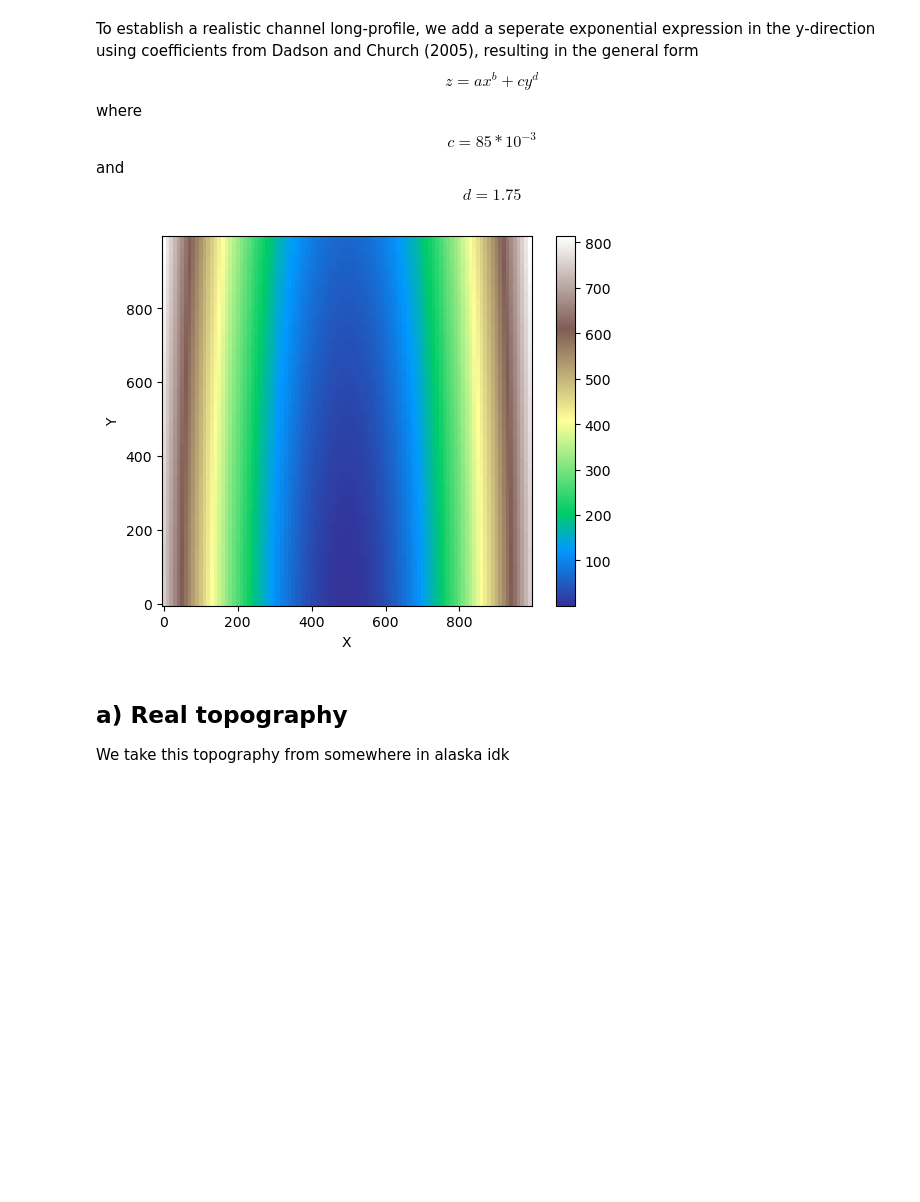
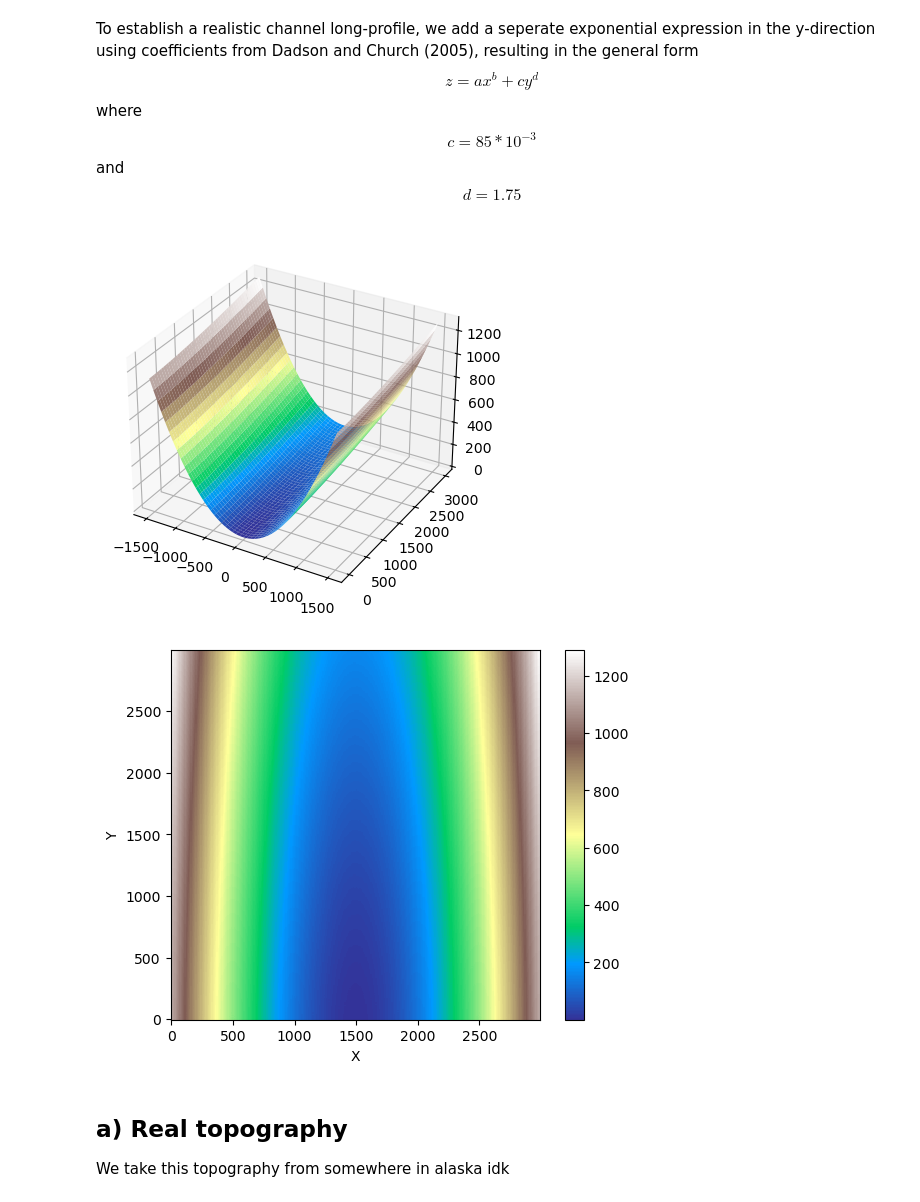
Before and after one commit to csdms-espin/2026-paraglacial, a Jupyter notebook: MAIN.ipynb, the cells around one changed output. Cells and saved outputs as stored; diff of their text form; code cells hidden in the pictures; blank space fills up the shorter version.

```diff
--- a/MAIN.ipynb
+++ b/MAIN.ipynb
@@ -24,31 +30,36 @@ $$z=ax^b+cy^d$$
 where $$c=85*10^{-3}$$ and $$d=1.75$$
 # %%
 # set up a grid
-grid_length = 1000.0 # meters
-grid_width = 1000.0 # meters
+grid_length = 3000.0 # meters
+grid_width = 3000.0 # meters
 grid_res = 10.0 # meters
 
 xvals = np.linspace(-grid_width/2,grid_width/2,int(grid_width/grid_res))
 yvals = np.linspace(0,grid_length,int(grid_length/grid_res))
 xv, yv = np.meshgrid(xvals,yvals)
 
 # parameters for parabolic glacial valley
-a=0.003 # set so that valley ridge height is realistic
+a=0.0005 # set so that valley ridge height is realistic
 b=2
 c=1e-3
-d=1.6
+d=1.5
 zv = a*(xv**b) + c*(yv**d)
 
 # add a small amount of noise to reduce artifacting
-noise = np.random.rand(zv.shape[0],zv.shape[1])
+noise = 0.5*np.random.rand(zv.shape[0],zv.shape[1])
 sim_glac = zv + noise
 
-# initialize a RasterGridObject
+fig, ax = plt.subplots(subplot_kw={"projection": "3d"})
+surf = ax.plot_surface(xv,yv,sim_glac,cmap='terrain')
+
+# # initialize a RasterGridObject
+fig, ax = plt.subplots()
 theo_grid = RasterModelGrid(sim_glac.shape, 10.0)
-theo_grid.at_node['topographic__elevation'] = sim_glac
-theo_grid.imshow('topographic__elevation',cmap='terrain')
+theo_grid.at_node["bedrock__elevation"] = sim_glac
+theo_grid.imshow("bedrock__elevation",cmap='terrain')
 # %% [output]
-[figure, old version]
+[figure, new version]
+[figure, added]
 # %% [markdown]
 ## a) Real topography ##
 
```
Also changed, not shown: parts of 11 cells of this notebook, 1 other file.
